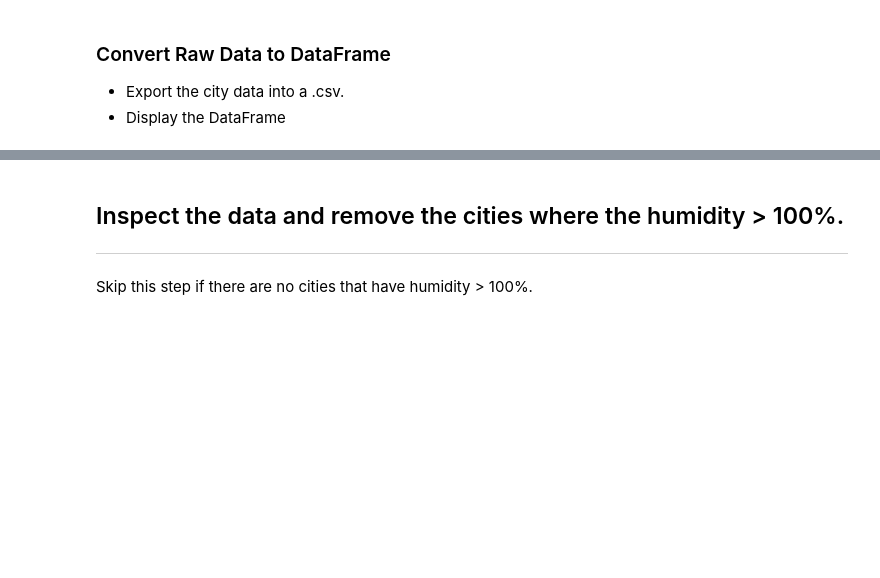
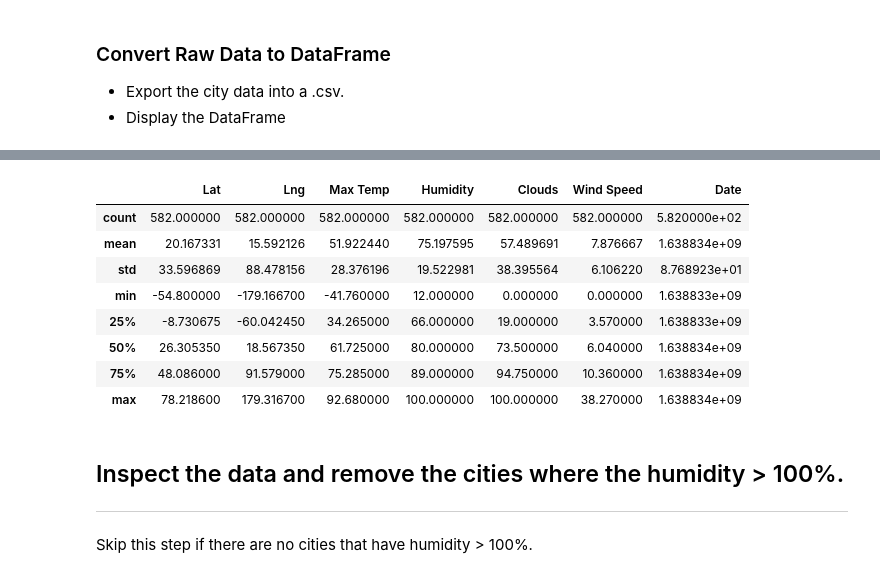
Before and after one commit to stefanyl/python-api-challenge, a Jupyter notebook: WeatherPy/WeatherPy.ipynb, the cells around one changed output, grey strips where cells are left out. Saved outputs shown, nothing was run; the diff lists cells and outputs as text; code cells hidden in the pictures; blank space fills up the shorter version.

Commit message:
working on humidity

```diff
--- a/WeatherPy/WeatherPy.ipynb
+++ b/WeatherPy/WeatherPy.ipynb
@@ -159,0 +141,14 @@ Processing Record 7 of Set 9 : daru
+# %%
+#Create a dataframe using information from city weather data
+cities_df = pd.DataFrame({
+    "City" : city_list,
+    "Lat" : lat_list,
+    "Lng" : lng_list,
+    "Max Temp" : max_temp_list,
+    "Humidity" : humidity_list,
+    "Clouds" : cloudiness_list,
+    "Wind Speed" : wind_speed_list,
+    "Country" : country_list,
+    "Date" : date_list
+})
+cities_df.head()
@@ -160,3 +165,16 @@ Processing Record 7 of Set 9 : daru
+# %%
+# shows measures of central tendencity for df
+cities_df.describe()
+# %% [output]
+|  | Lat | Lng | Max Temp | Humidity | Clouds | Wind Speed | Date |
+| count | 582.000000 | 582.000000 | 582.000000 | 582.000000 | 582.000000 | 582.000000 | 5.820000e+02 |
+| mean | 20.167331 | 15.592126 | 51.922440 | 75.197595 | 57.489691 | 7.876667 | 1.638834e+09 |
+| std | 33.596869 | 88.478156 | 28.376196 | 19.522981 | 38.395564 | 6.106220 | 8.768923e+01 |
+| min | -54.800000 | -179.166700 | -41.760000 | 12.000000 | 0.000000 | 0.000000 | 1.638833e+09 |
+| 25% | -8.730675 | -60.042450 | 34.265000 | 66.000000 | 19.000000 | 3.570000 | 1.638833e+09 |
+| 50% | 26.305350 | 18.567350 | 61.725000 | 80.000000 | 73.500000 | 6.040000 | 1.638834e+09 |
+| 75% | 48.086000 | 91.579000 | 75.285000 | 89.000000 | 94.750000 | 10.360000 | 1.638834e+09 |
+| max | 78.218600 | 179.316700 | 92.680000 | 100.000000 | 100.000000 | 38.270000 | 1.638834e+09 |
 # %% [markdown]
 ## Inspect the data and remove the cities where the humidity > 100%.
 ----
```
Also changed, not shown: parts of 10 cells of this notebook.
